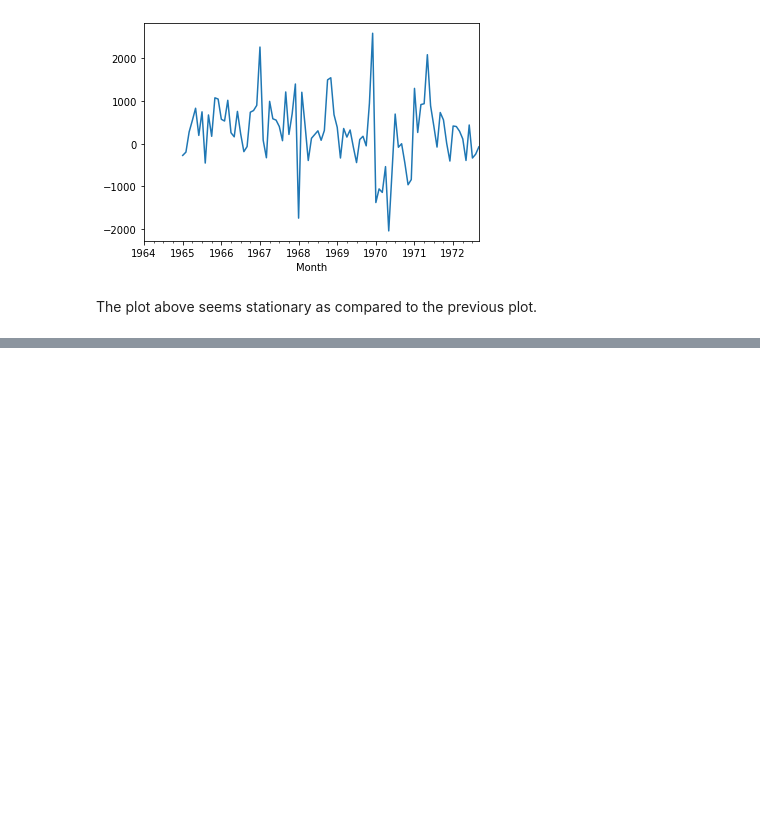
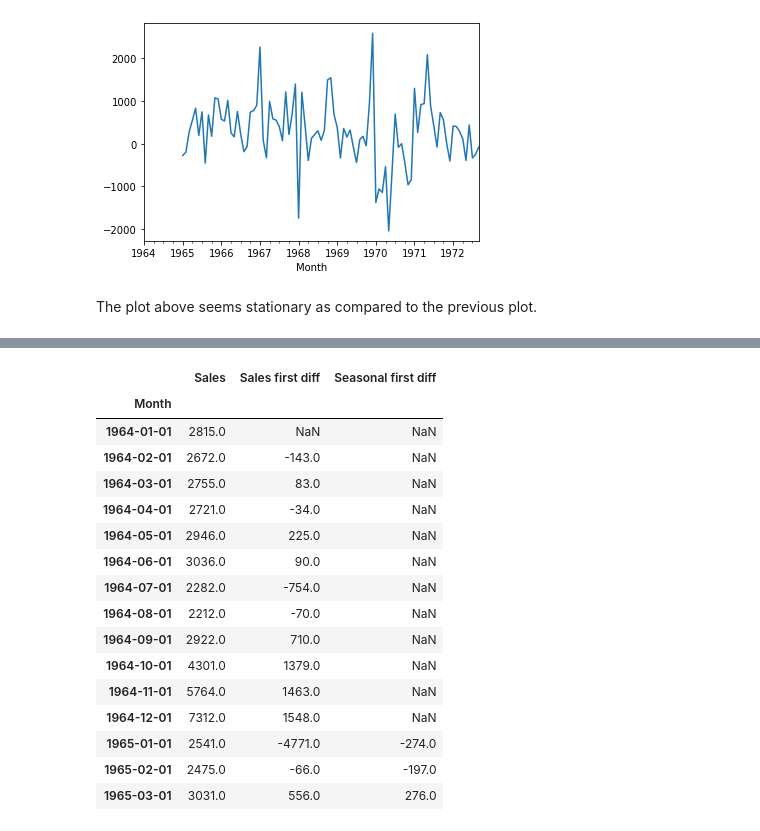
Before and after one commit to puneetsran/time_series_sales, a Jupyter notebook: time_series_champagne.ipynb, the cells around one changed output, grey strips where cells are left out. Cells and saved outputs as stored; diff of their text form; code cells hidden in the pictures; blank space fills up the shorter version.

```diff
--- a/time_series_champagne.ipynb
+++ b/time_series_champagne.ipynb
@@ -231,0 +244,20 @@ The plot above seems stationary as compared to the previous plot.
+# %%
+df.head(15)
+# %% [output]
+|  | Sales | Sales first diff | Seasonal first diff |
+| Month |  |  |  |
+| 1964-01-01 | 2815.0 | NaN | NaN |
+| 1964-02-01 | 2672.0 | -143.0 | NaN |
+| 1964-03-01 | 2755.0 | 83.0 | NaN |
+| 1964-04-01 | 2721.0 | -34.0 | NaN |
+| 1964-05-01 | 2946.0 | 225.0 | NaN |
+| 1964-06-01 | 3036.0 | 90.0 | NaN |
+| 1964-07-01 | 2282.0 | -754.0 | NaN |
+| 1964-08-01 | 2212.0 | -70.0 | NaN |
+| 1964-09-01 | 2922.0 | 710.0 | NaN |
+| 1964-10-01 | 4301.0 | 1379.0 | NaN |
+| 1964-11-01 | 5764.0 | 1463.0 | NaN |
+| 1964-12-01 | 7312.0 | 1548.0 | NaN |
+| 1965-01-01 | 2541.0 | -4771.0 | -274.0 |
+| 1965-02-01 | 2475.0 | -66.0 | -197.0 |
+| 1965-03-01 | 3031.0 | 556.0 | 276.0 |
```
Also changed, not shown: parts of 14 cells of this notebook.
